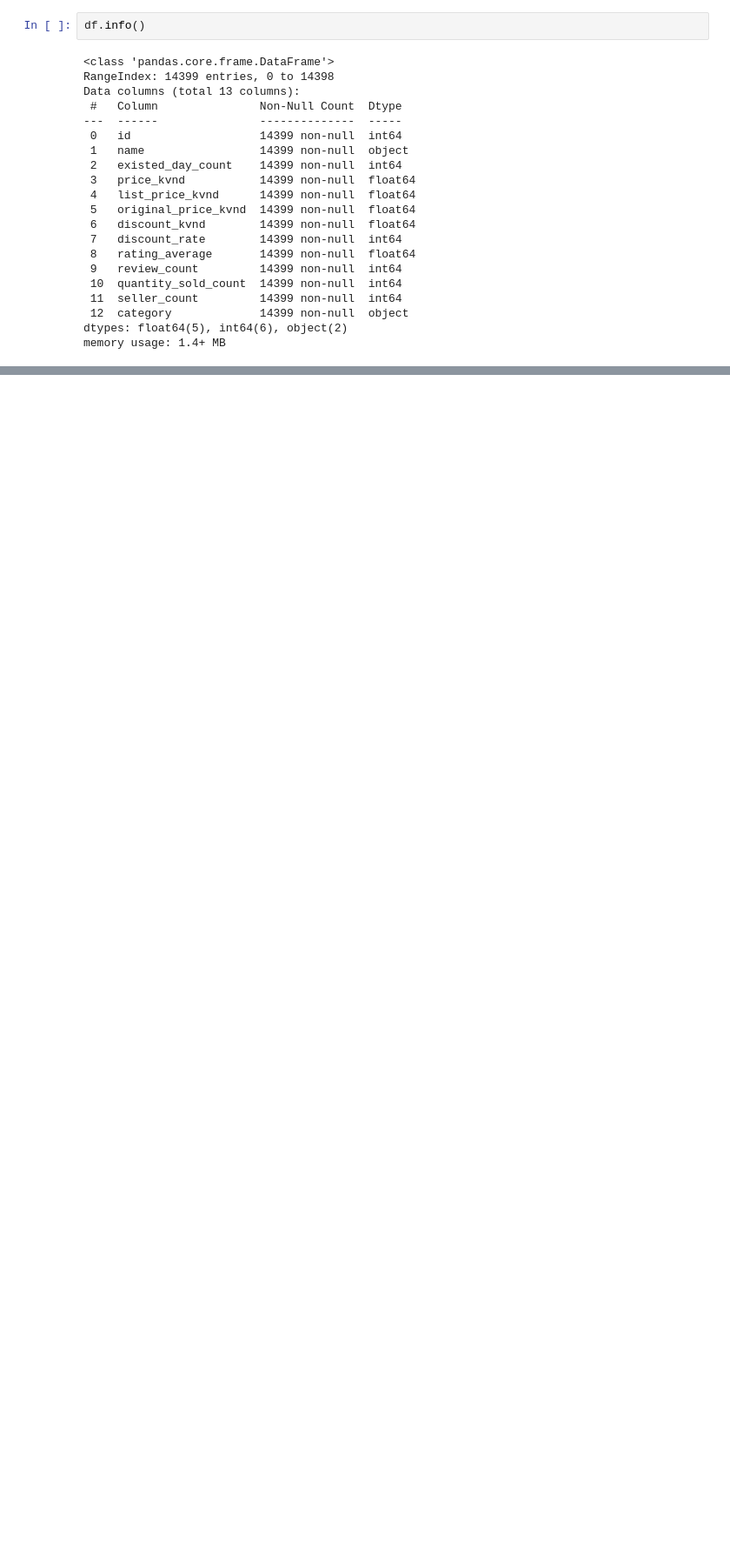
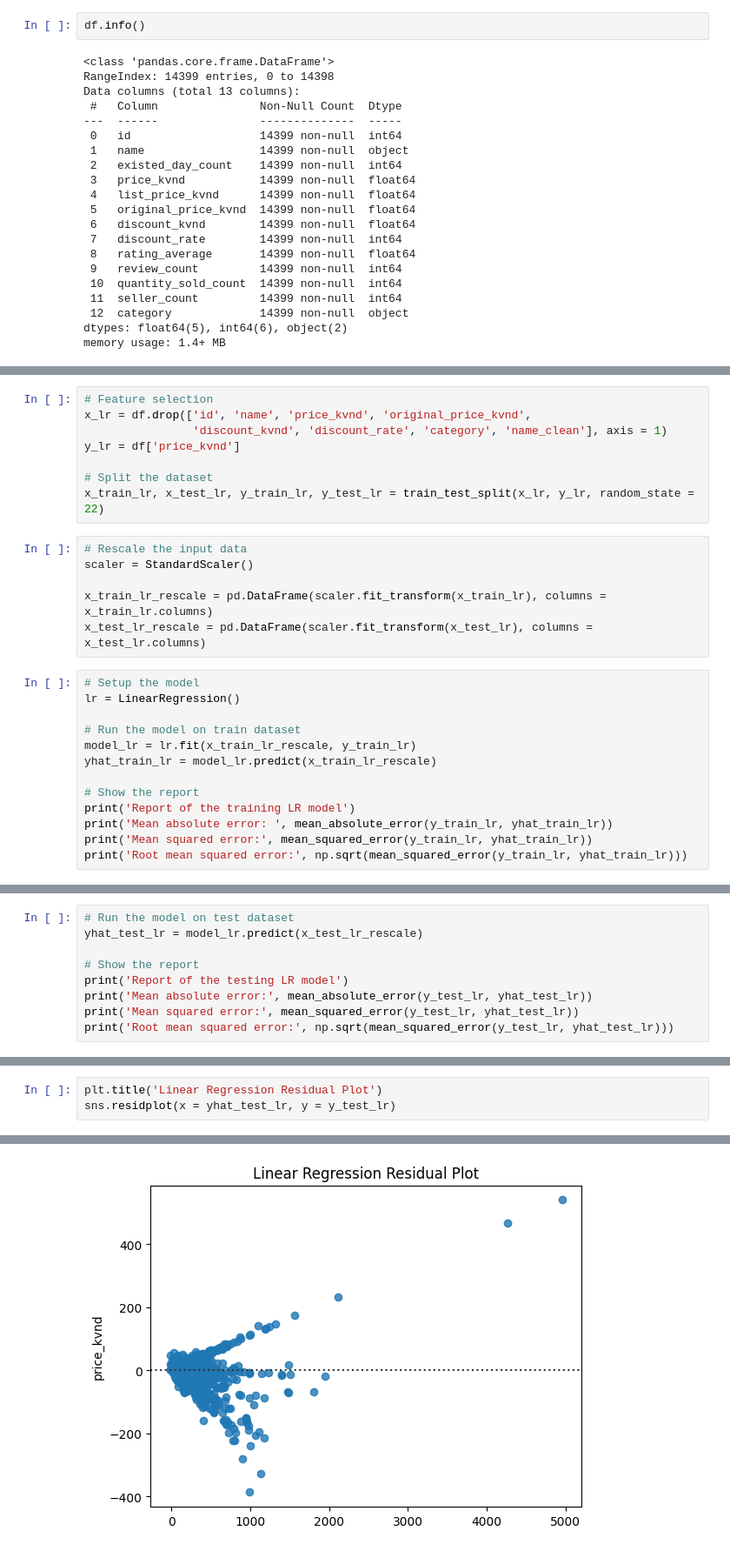
Before and after one commit to luongtien257/DataGeniusProject, a Jupyter notebook: ML_Model/ML_Model.ipynb, the cells around one changed output, grey strips where cells are left out. Shown at 87% size. Drawn from its saved outputs; the diff is of its cells as text; blank space fills up the shorter version.

```diff
--- a/ML_Model/ML_Model.ipynb
+++ b/ML_Model/ML_Model.ipynb
@@ -77,0 +102,27 @@ df['category_id'] = LE.fit_transform(df['category'])
+# %%
+# Feature selection
+x_lr = df.drop(['id', 'name', 'price_kvnd', 'original_price_kvnd',
+                'discount_kvnd', 'discount_rate', 'category', 'name_clean'], axis = 1)
+y_lr = df['price_kvnd']
+
+# Split the dataset
+x_train_lr, x_test_lr, y_train_lr, y_test_lr = train_test_split(x_lr, y_lr, random_state = 22)
+# %%
+# Rescale the input data
+scaler = StandardScaler()
+
+x_train_lr_rescale = pd.DataFrame(scaler.fit_transform(x_train_lr), columns = x_train_lr.columns)
+x_test_lr_rescale = pd.DataFrame(scaler.fit_transform(x_test_lr), columns = x_test_lr.columns)
+# %%
+# Setup the model
+lr = LinearRegression()
+
+# Run the model on train dataset
+model_lr = lr.fit(x_train_lr_rescale, y_train_lr)
+yhat_train_lr = model_lr.predict(x_train_lr_rescale)
+
+# Show the report
+print('Report of the training LR model')
+print('Mean absolute error: ', mean_absolute_error(y_train_lr, yhat_train_lr))
+print('Mean squared error:', mean_squared_error(y_train_lr, yhat_train_lr))
+print('Root mean squared error:', np.sqrt(mean_squared_error(y_train_lr, yhat_train_lr)))
@@ -77,0 +134,9 @@ df['category_id'] = LE.fit_transform(df['category'])
+# %%
+# Run the model on test dataset
+yhat_test_lr = model_lr.predict(x_test_lr_rescale)
+
+# Show the report
+print('Report of the testing LR model')
+print('Mean absolute error:', mean_absolute_error(y_test_lr, yhat_test_lr))
+print('Mean squared error:', mean_squared_error(y_test_lr, yhat_test_lr))
+print('Root mean squared error:', np.sqrt(mean_squared_error(y_test_lr, yhat_test_lr)))
@@ -77,0 +148,4 @@ df['category_id'] = LE.fit_transform(df['category'])
+# %%
+plt.title('Linear Regression Residual Plot')
+sns.residplot(x = yhat_test_lr, y = y_test_lr)
+# %% [output]
@@ -77,0 +153 @@ df['category_id'] = LE.fit_transform(df['category'])
+[figure, added]
```
Also changed, not shown: parts of 15 cells of this notebook.
